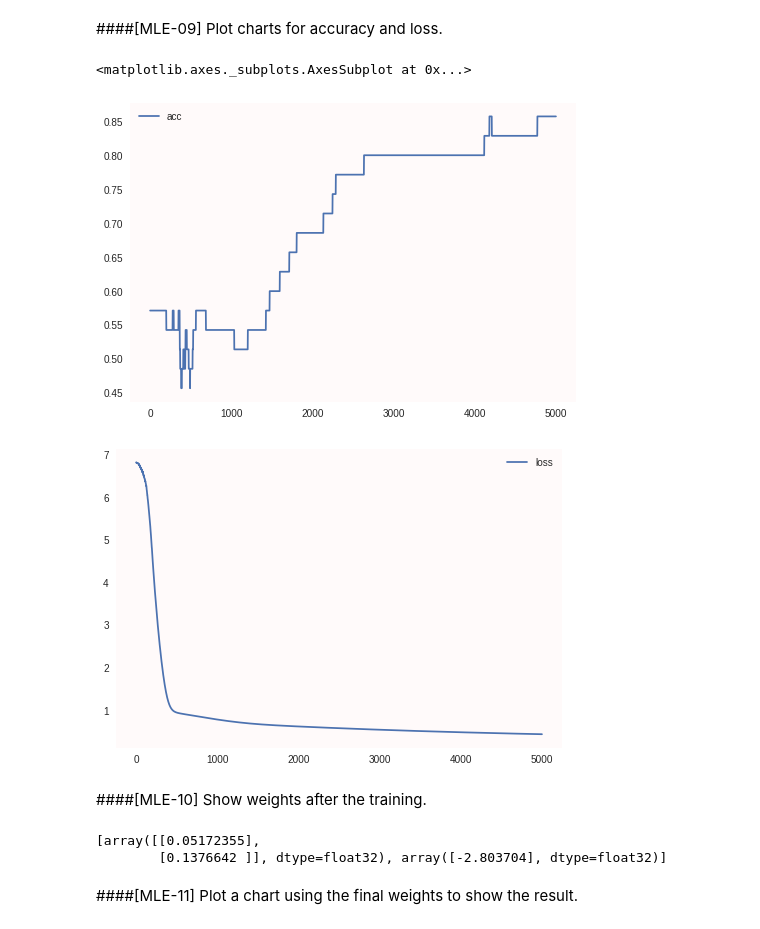
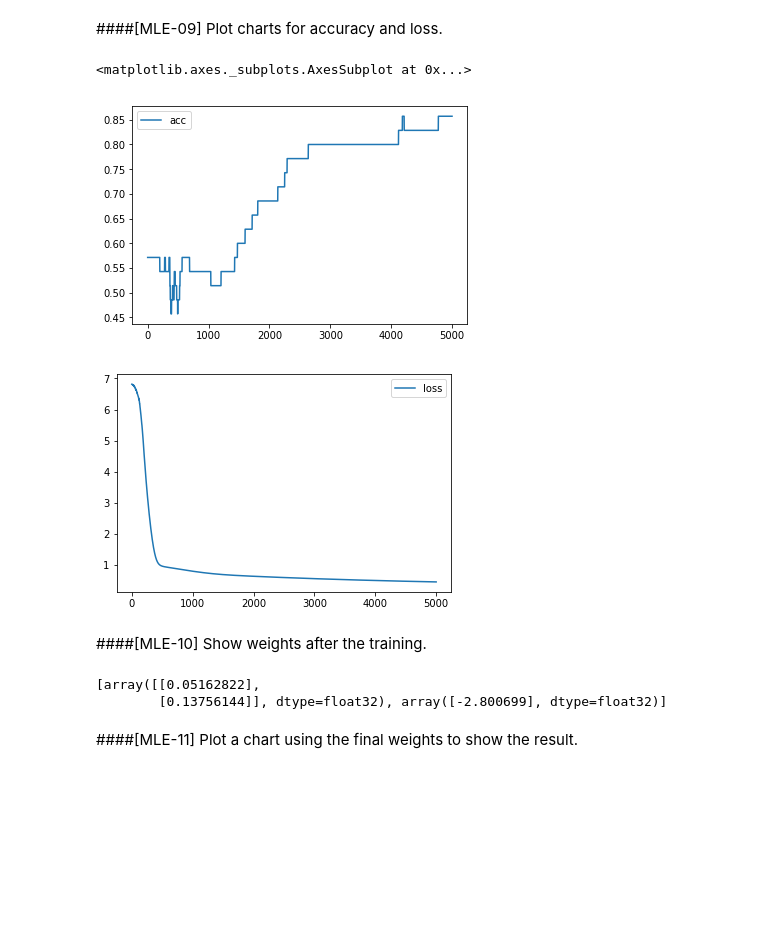
Before and after one commit to enakai00/colab_tfbook, a Jupyter notebook: Chapter02/1. Maximum likelihood estimation.ipynb, the cells around one changed output. Cells and saved outputs as stored; diff of their text form; code cells hidden in the pictures; blank space fills up the shorter version.

```diff
--- a/Chapter02/1. Maximum likelihood estimation.ipynb
+++ b/Chapter02/1. Maximum likelihood estimation.ipynb
@@ -21,5 +21,3 @@ from keras import models
 
 np.random.seed(20190220)
 tf.set_random_seed(20190220)
-
-plt.rcParams['axes.facecolor'] = 'snow'
@@ -66,8 +66,8 @@ train_set
 ####[MLE-04]
 Store the coordinates $(x_1,x_2)$ and label values $t$ into NumPy arrays.
 # %%
-train_x = train_set[['x1', 'x2']].as_matrix()
-train_t = train_set['t'].as_matrix().reshape([len(train_set), 1])
+train_x = train_set[['x1', 'x2']].values
+train_t = train_set['t'].values.reshape([len(train_set), 1])
 # %% [markdown]
 ####[MLE-05]
 Define a model to predict the probability of `t=1`.
@@ -93,7 +96,7 @@ Compile the model using the Adam optimizer, and Cross entroy as a loss function.
 # %%
 model.compile(optimizer='adam',
               loss='binary_crossentropy',
-              metrics=['acc'])
+              metrics=['accuracy'])
 # %% [markdown]
 ####[MLE-07]
 Apply the optimization for 10 epochs.
@@ -131,20 +131,20 @@ history = model.fit(train_x, train_t,
 ####[MLE-09]
 Plot charts for accuracy and loss.
 # %%
-DataFrame({'acc': history.history['acc']}).plot(grid=False)
-DataFrame({'loss': history.history['loss']}).plot(grid=False)
+DataFrame({'acc': history.history['acc']}).plot()
+DataFrame({'loss': history.history['loss']}).plot()
 # %% [output]
 <matplotlib.axes._subplots.AxesSubplot at 0x...>
-[figure, old version]
+[figure, new version]
-[figure, old version]
+[figure, new version]
 # %% [markdown]
 ####[MLE-10]
 Show weights after the training.
 # %%
 model.get_weights()
 # %% [output]
-[array([[0.05172355],
-        [0.1376642 ]], dtype=float32), array([-2.803704], dtype=float32)]
+[array([[0.05162822],
+        [0.13756144]], dtype=float32), array([-2.800699], dtype=float32)]
 # %% [markdown]
 ####[MLE-11]
 Plot a chart using the final weights to show the result.
```
Also changed, not shown: parts of 4 cells of this notebook, 2 other files.
